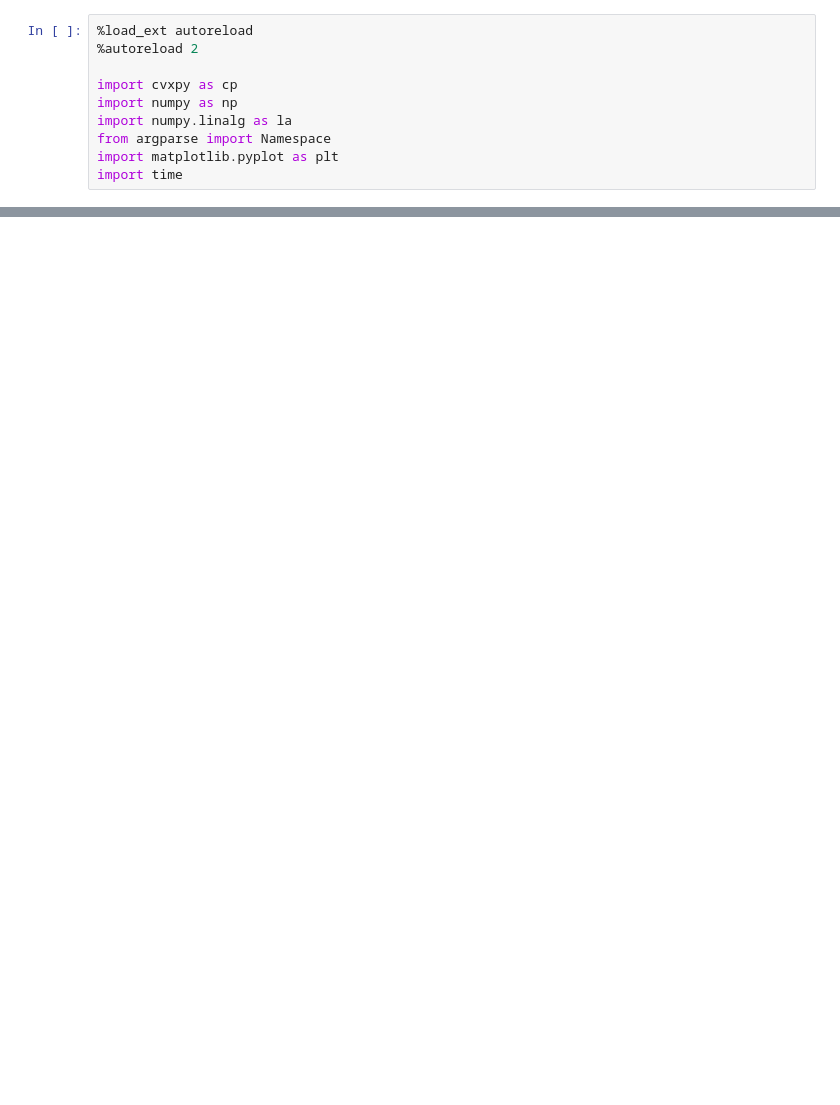
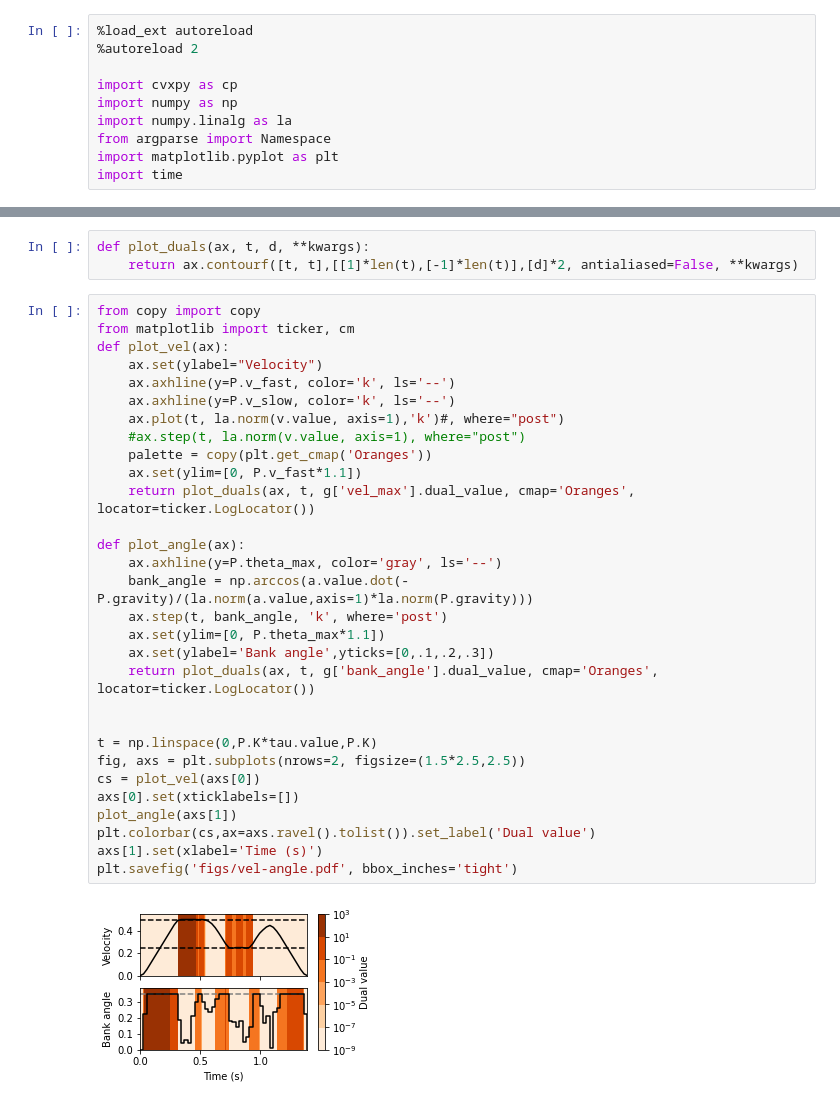
Before and after one commit to bchasnov/optcontrol, a Jupyter notebook: demos/drone-min-time.ipynb, the cells around one changed output, grey strips where cells are left out. Drawn from its saved outputs; the diff is of its cells as text; blank space fills up the shorter version.

```diff
--- a/demos/drone-min-time.ipynb
+++ b/demos/drone-min-time.ipynb
@@ -189 +186,36 @@ T=1.32s trust=0.00001 rf_relax=0.08361 wp_relax=0.07391
+# %%
+def plot_duals(ax, t, d, **kwargs):
+    return ax.contourf([t, t],[[1]*len(t),[-1]*len(t)],[d]*2, antialiased=False, **kwargs)
+# %%
+from copy import copy
+from matplotlib import ticker, cm
+def plot_vel(ax):
+    ax.set(ylabel="Velocity")
+    ax.axhline(y=P.v_fast, color='k', ls='--')
+    ax.axhline(y=P.v_slow, color='k', ls='--')
+    ax.plot(t, la.norm(v.value, axis=1),'k')#, where="post")
+    #ax.step(t, la.norm(v.value, axis=1), where="post")
+    palette = copy(plt.get_cmap('Oranges'))
+    ax.set(ylim=[0, P.v_fast*1.1])
+    return plot_duals(ax, t, g['vel_max'].dual_value, cmap='Oranges', locator=ticker.LogLocator())
+
+def plot_angle(ax):
+    ax.axhline(y=P.theta_max, color='gray', ls='--')
+    bank_angle = np.arccos(a.value.dot(-P.gravity)/(la.norm(a.value,axis=1)*la.norm(P.gravity)))
+    ax.step(t, bank_angle, 'k', where='post')
+    ax.set(ylim=[0, P.theta_max*1.1])
+    ax.set(ylabel='Bank angle',yticks=[0,.1,.2,.3])
+    return plot_duals(ax, t, g['bank_angle'].dual_value, cmap='Oranges', locator=ticker.LogLocator())
+
+
+t = np.linspace(0,P.K*tau.value,P.K)
+fig, axs = plt.subplots(nrows=2, figsize=(1.5*2.5,2.5))
+cs = plot_vel(axs[0])
+axs[0].set(xticklabels=[])
+plot_angle(axs[1])
+plt.colorbar(cs,ax=axs.ravel().tolist()).set_label('Dual value')
+axs[1].set(xlabel='Time (s)')
+plt.savefig('figs/vel-angle.pdf', bbox_inches='tight')
+# %% [output]
+[figure, added]
 # %%
```
Also changed, not shown: parts of 10 cells of this notebook, 1 other file.
